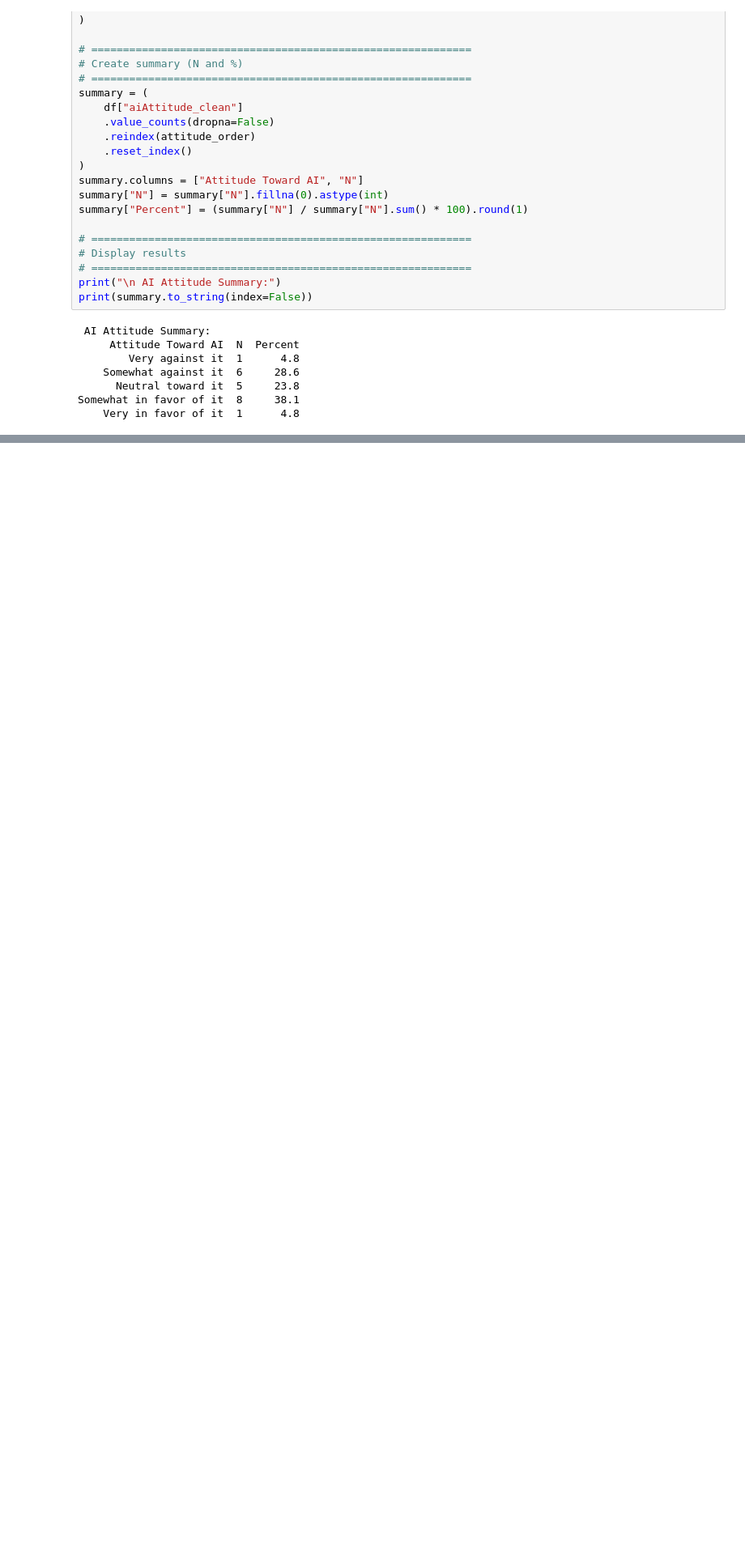
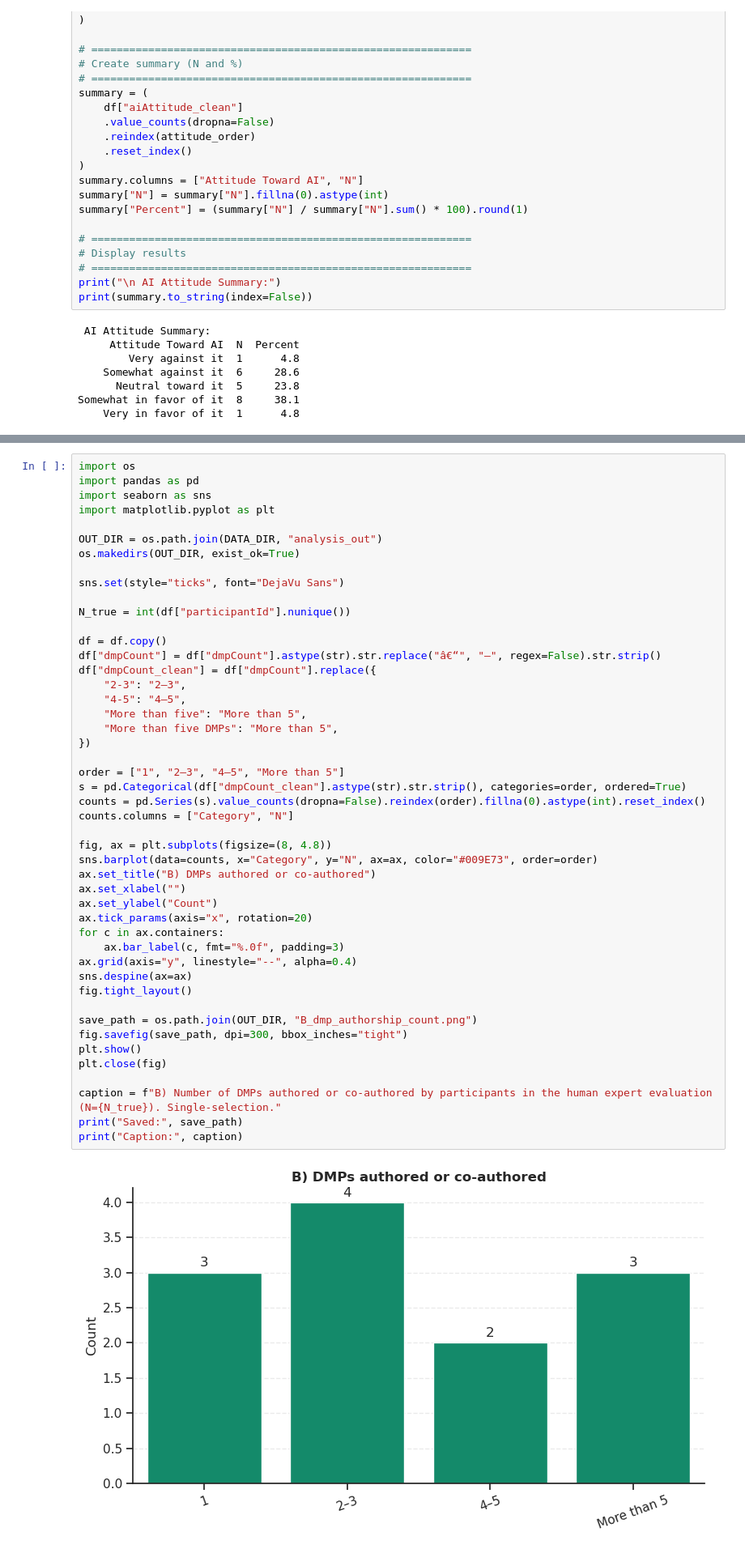
Before and after one commit to fairdataihub/dmp-llm-evaluation-paper-data, a Jupyter notebook: DMP_Human_Evaluation_Analysis/Survey.ipynb, the cells around one changed output, grey strips where cells are left out. Shown at 81% size. Cells and saved outputs as stored; diff of their text form; blank space fills up the shorter version.

```diff
--- a/DMP_Human_Evaluation_Analysis/Survey.ipynb
+++ b/DMP_Human_Evaluation_Analysis/Survey.ipynb
@@ -1514,0 +1770,49 @@ Somewhat in favor of it  8     38.1
+# %%
+import os
+import pandas as pd
+import seaborn as sns
+import matplotlib.pyplot as plt
+
+OUT_DIR = os.path.join(DATA_DIR, "analysis_out")
+os.makedirs(OUT_DIR, exist_ok=True)
+
+sns.set(style="ticks", font="DejaVu Sans")
+
+N_true = int(df["participantId"].nunique())
+
+df = df.copy()
+df["dmpCount"] = df["dmpCount"].astype(str).str.replace("â€“", "–", regex=False).str.strip()
+df["dmpCount_clean"] = df["dmpCount"].replace({
+    "2-3": "2–3",
+    "4-5": "4–5",
+    "More than five": "More than 5",
+    "More than five DMPs": "More than 5",
+})
+
+order = ["1", "2–3", "4–5", "More than 5"]
+s = pd.Categorical(df["dmpCount_clean"].astype(str).str.strip(), categories=order, ordered=True)
+counts = pd.Series(s).value_counts(dropna=False).reindex(order).fillna(0).astype(int).reset_index()
+counts.columns = ["Category", "N"]
+
+fig, ax = plt.subplots(figsize=(8, 4.8))
+sns.barplot(data=counts, x="Category", y="N", ax=ax, color="#009E73", order=order)
+ax.set_title("B) DMPs authored or co-authored")
+ax.set_xlabel("")
+ax.set_ylabel("Count")
+ax.tick_params(axis="x", rotation=20)
+for c in ax.containers:
+    ax.bar_label(c, fmt="%.0f", padding=3)
+ax.grid(axis="y", linestyle="--", alpha=0.4)
+sns.despine(ax=ax)
+fig.tight_layout()
+
+save_path = os.path.join(OUT_DIR, "B_dmp_authorship_count.png")
+fig.savefig(save_path, dpi=300, bbox_inches="tight")
+plt.show()
+plt.close(fig)
+
+caption = f"B) Number of DMPs authored or co-authored by participants in the human expert evaluation (N={N_true}). Single-selection."
+print("Saved:", save_path)
+print("Caption:", caption)
+# %% [output]
+[figure, added]
```
Also changed, not shown: parts of 6 cells of this notebook.
